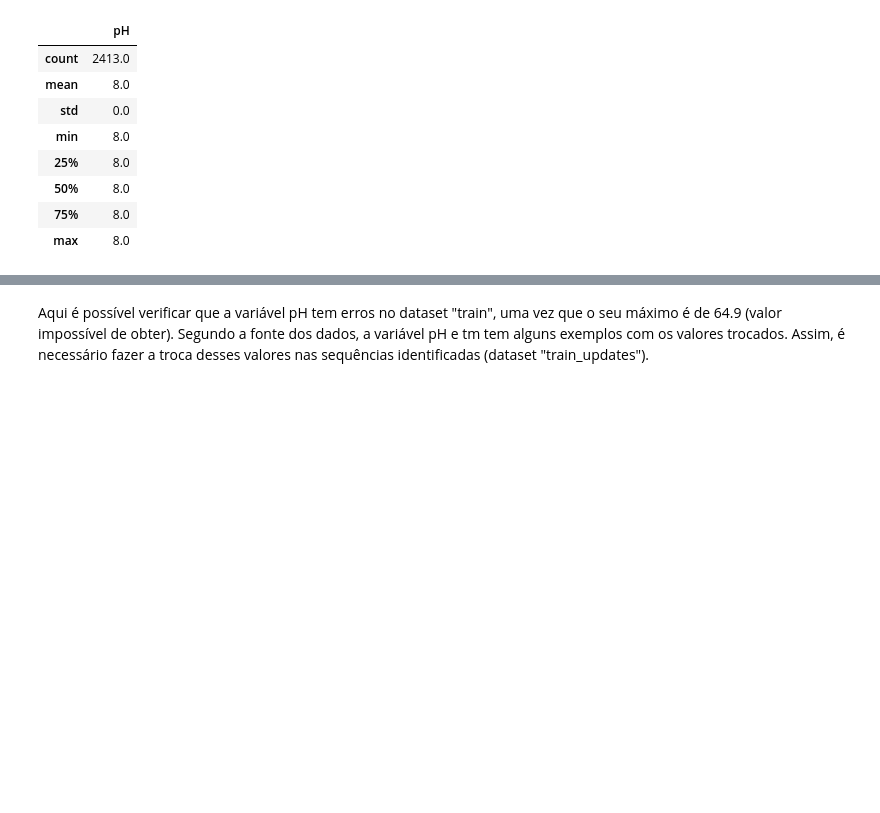
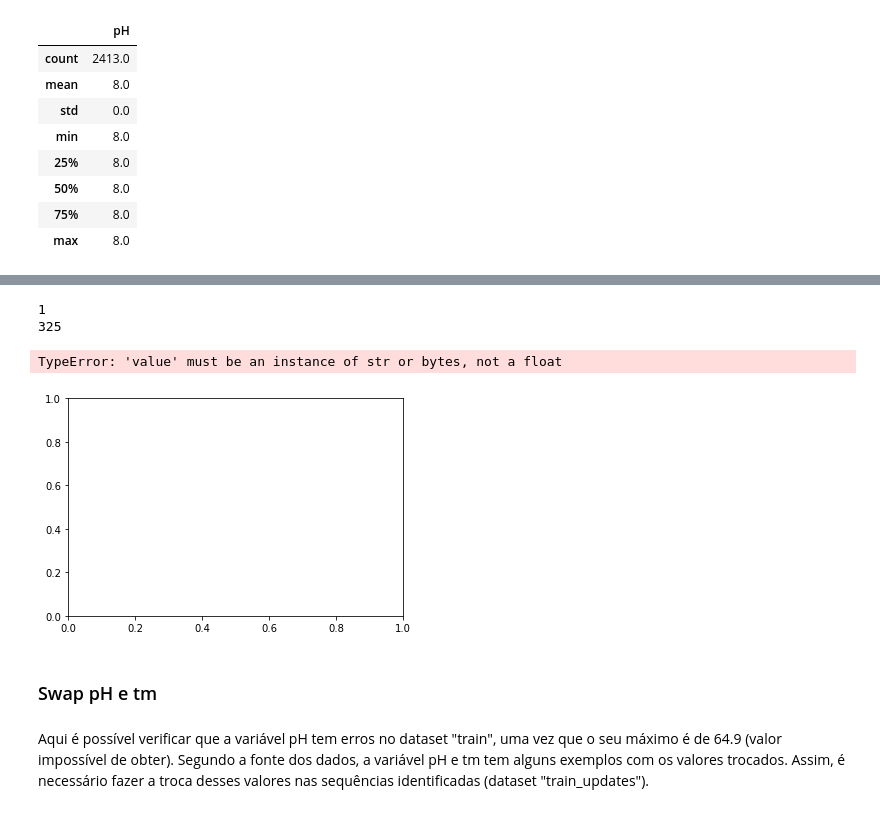
Before and after one commit to alexesperanca/SIB_G4, a Jupyter notebook: Monica_notebook.ipynb, the cells around one changed output, grey strips where cells are left out. Cells and saved outputs as stored; diff of their text form; code cells hidden in the pictures; blank space fills up the shorter version.

```diff
--- a/Monica_notebook.ipynb
+++ b/Monica_notebook.ipynb
@@ -59,3 +171,17 @@ train.describe()
+# %%
+print(min(train.data_source))
+print(max(train.data_source))
+# %% [output]
+1
+325
+# %%
+plt.hist(train.data_source, bins=325)
+plt.show()
+# %% [output]
+TypeError: 'value' must be an instance of str or bytes, not a float
+[figure, added]
+# %% [markdown]
+### Swap pH e tm
 # %% [markdown]
 Aqui é possível verificar que a variável pH tem erros no dataset "train", uma vez que o seu máximo é de 64.9 (valor impossível de obter). Segundo a fonte dos dados, a variável pH e tm tem alguns exemplos com os valores trocados. Assim, é necessário fazer a troca desses valores nas sequências identificadas (dataset "train_updates").
 # %%
```
Also changed, not shown: parts of 18 cells of this notebook, 2 other files.
